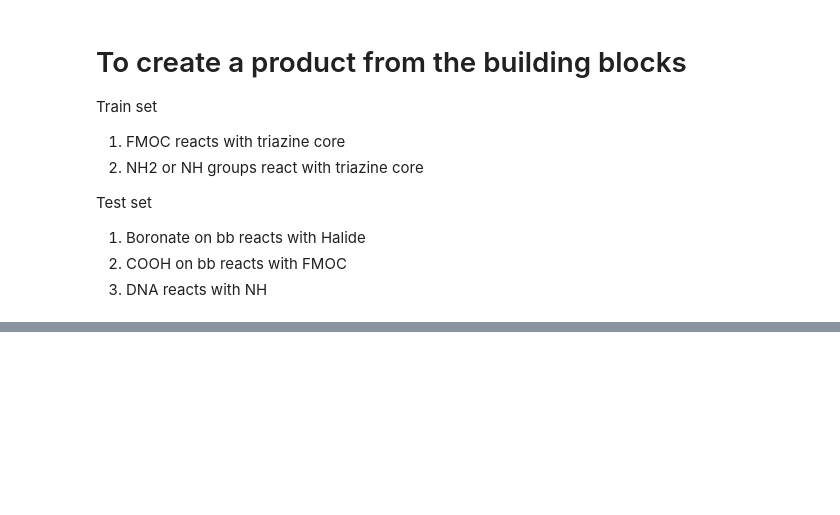
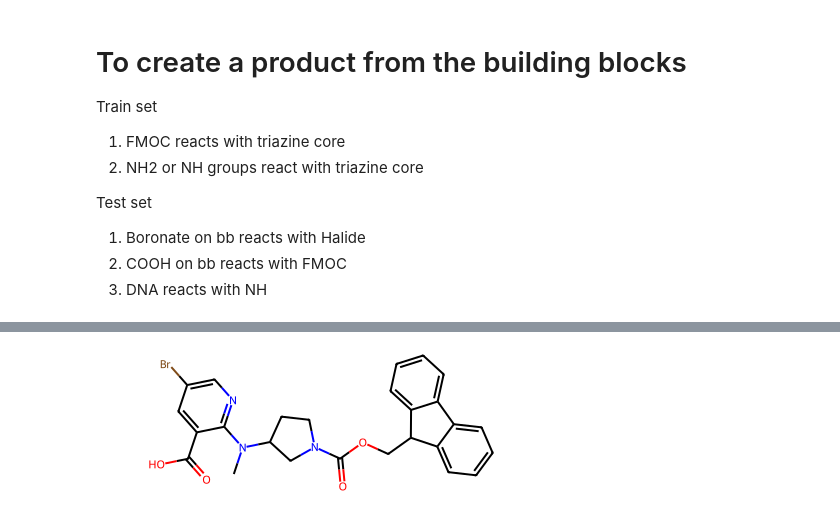
Before and after one commit to TeamEpochGithub/iv-q4-predict-new-medicines-belka, a Jupyter notebook: notebooks/reaction_experimentation.ipynb, the cells around one changed output, grey strips where cells are left out. Cells and saved outputs as stored; diff of their text form; code cells hidden in the pictures; blank space fills up the shorter version.

```diff
--- a/notebooks/reaction_experimentation.ipynb
+++ b/notebooks/reaction_experimentation.ipynb
@@ -42,3 +153,12 @@ DNA_COOH_SMART = '[#6]1:[#6]:[#6]:[#6]:[#6]:[#6]:1.[#6]1:[#6]:[#6]:[#6]:[#6]:[#6
+# %%
+# Special row
+spec_row = unique_buildingblock1.iloc[49]
+
+# Display the row buildingblock1_smiles, buildingblock2_smiles, buildingblock3_smiles, and the molecule_smiles
+spec_row_mol = [Chem.MolFromSmiles(spec_row["buildingblock1_smiles"]), Chem.MolFromSmiles(spec_row["buildingblock2_smiles"]), Chem.MolFromSmiles(spec_row["buildingblock3_smiles"])]
+display(spec_row_mol[0])
+# %% [output]
+[figure, added]
 # %%
 # Draw the buildingblock1_smiles, buildingblock2_smiles, buildingblock3_smiles and molecule_smiles columns
 
```
Also changed, not shown: parts of 7 cells of this notebook.
